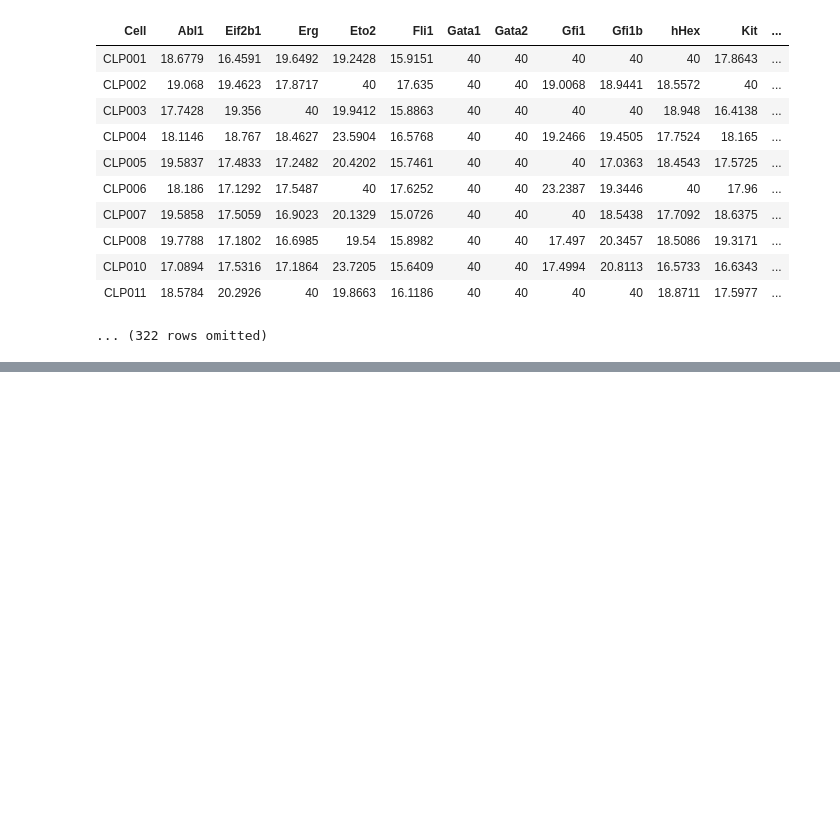
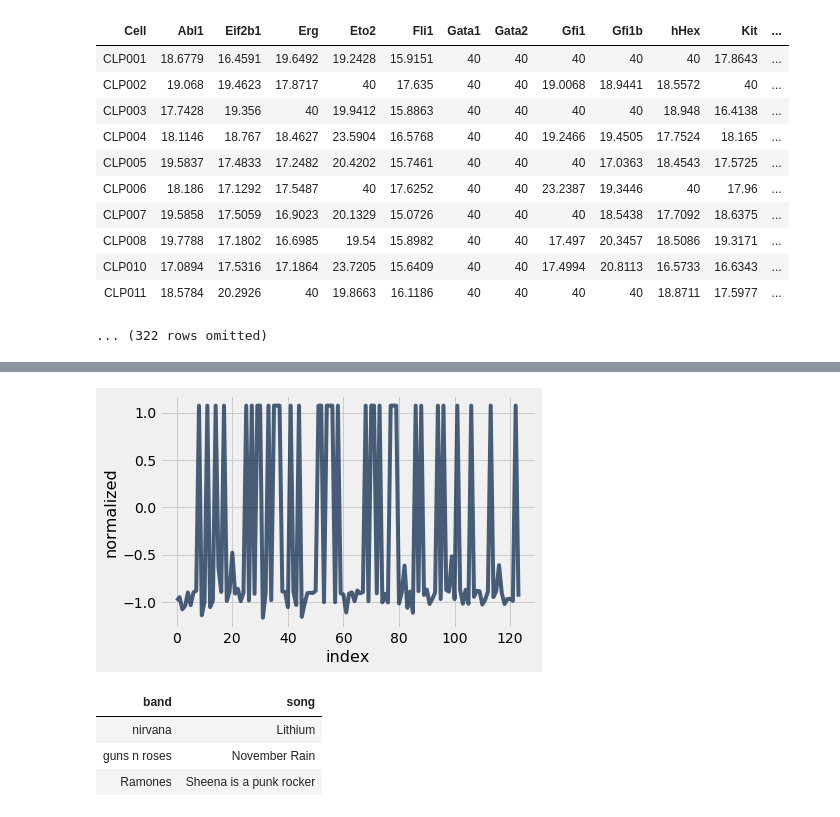
Before and after one commit to caramirezal/programming, a Jupyter notebook: python/arrays.ipynb, the cells around one changed output, grey strips where cells are left out. Cells and saved outputs as stored; diff of their text form; code cells hidden in the pictures; blank space fills up the shorter version.

Commit message:
group method and line, scatter and bar plots

```diff
--- a/python/arrays.ipynb
+++ b/python/arrays.ipynb
@@ -3,6 +3,11 @@
 # %%
 from datascience import *
 import numpy as np
+
+## Import plot functions
+%matplotlib inline
+import matplotlib.pyplot as plots
+plots.style.use('fivethirtyeight')
 # %%
 ## array definition
 a = make_array(1,2,3)
@@ -194,0 +208,4 @@ data.hist('Abl1')
+# %%
+## select columns from data
+data_norm = data.select("Cell","Abl1")
+data_norm.show(5)
@@ -194,0 +220,7 @@ data.hist('Abl1')
+# %%
+## performing operations with columns
+data_norm = data_norm.with_column(
+    'normalized', ( data.column('Abl1') - np.mean(data.column('Abl1')) )
+                     / np.std( data.column('Abl1') )
+)
+data_norm.show(5)
@@ -194,0 +235,20 @@ data.hist('Abl1')
+# %%
+## formatting data
+data_norm = data_norm.with_column(
+    'index', np.arange(data_norm.num_rows)
+)
+data_for_plot = data_norm.where("Cell",are.containing("CLP")).select("index","normalized")
+
+## plotting the data
+data_for_plot.plot("index")
+# %% [output]
+[figure, added]
+# %%
+## adding new row
+## rows are lists
+songs.with_row(['Ramones',"Sheena is a punk rocker"])
+# %% [output]
+| band | song |
+| nirvana | Lithium |
+| guns n roses | November Rain |
+| Ramones | Sheena is a punk rocker |
```
Also changed, not shown: parts of 17 cells of this notebook, 1 other file.
